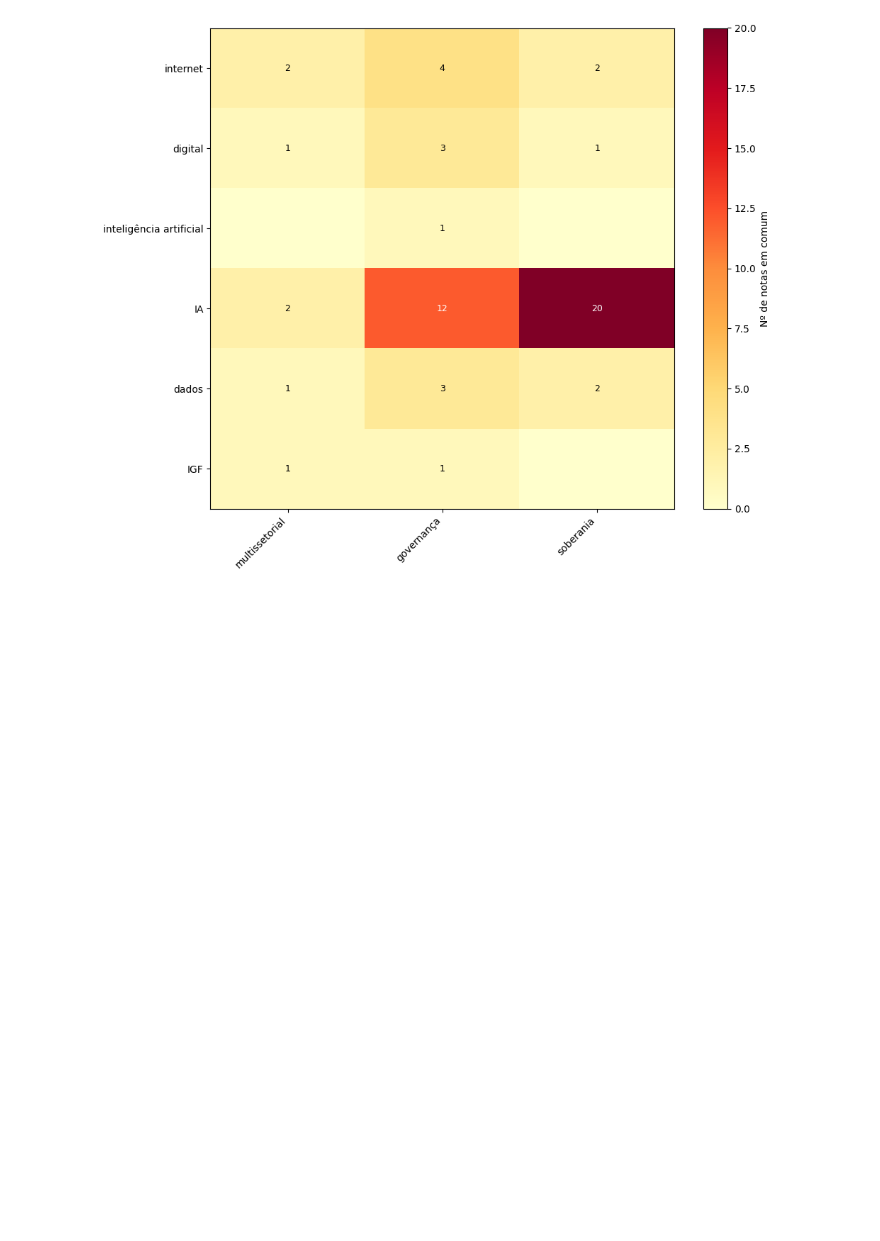
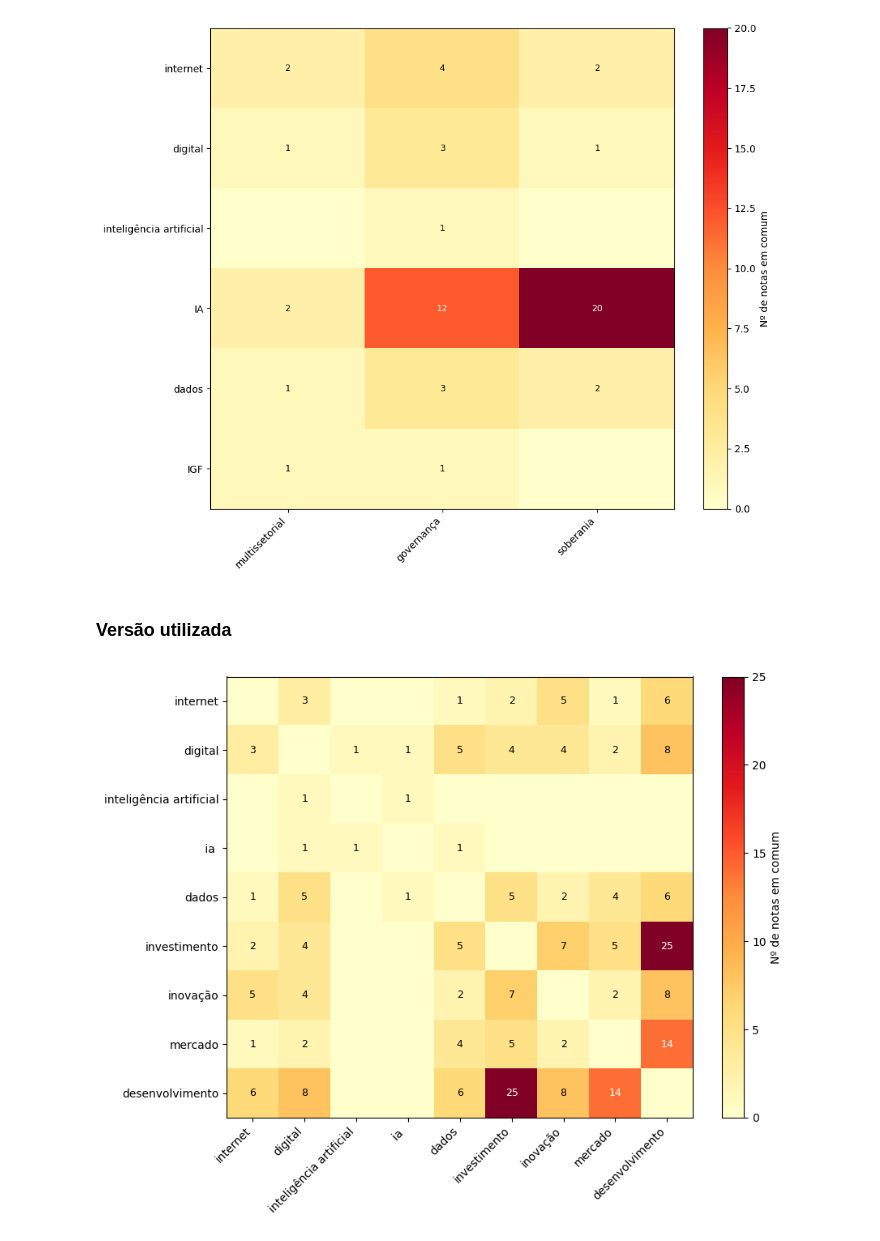
Before and after one commit to juborduchi/governanca-digital_mre, a Jupyter notebook: notebooks/analise_nota_mre.ipynb, the cells around one changed output. Drawn from its saved outputs; the diff is of its cells as text; code cells hidden in the pictures; blank space fills up the shorter version.

```diff
--- a/notebooks/analise_nota_mre.ipynb
+++ b/notebooks/analise_nota_mre.ipynb
@@ -801,2 +817,45 @@ plt.show()
 # %% [output]
 [figure]
+# %% [markdown]
+### Versão utilizada
+# %%
+import numpy as np
+
+palavras_analise = ['internet', 'digital', 'inteligência artificial', ' ia ', 'dados','investimento','inovação','mercado','desenvolvimento']
+
+# Para cada nota, marca quais países são mencionados
+matriz_presenca = pd.DataFrame({
+    palavra: df['texto_completo'].str.contains(palavra, case=False, na=False, regex=False).astype(int)
+    for palavra in palavras_analise
+})
+
+# Matriz de co-ocorrência (multiplicação matricial: notas onde A E B aparecem)
+coocorrencia = matriz_presenca.T.dot(matriz_presenca)
+
+# Zerar a diagonal (não interessa um país com ele mesmo)
+np.fill_diagonal(coocorrencia.values, 0)
+
+# Heatmap simples com matplotlib
+fig, ax = plt.subplots(figsize=(9, 7))
+im = ax.imshow(coocorrencia, cmap='YlOrRd', aspect='auto')
+
+ax.set_xticks(range(len(palavras_analise)))
+ax.set_yticks(range(len(palavras_analise)))
+ax.set_xticklabels(palavras_analise, rotation=45, ha='right')
+ax.set_yticklabels(palavras_analise)
+
+
+# Anotar os valores nas células
+for i in range(len(palavras_analise)):
+    for j in range(len(palavras_analise)):
+        valor = coocorrencia.iloc[i, j]
+        if valor > 0:
+            ax.text(j, i, int(valor), ha='center', va='center',
+                    color='black' if valor < coocorrencia.values.max()/2 else 'white',
+                    fontsize=9)
+
+plt.colorbar(im, ax=ax, label='Nº de notas em comum')
+plt.tight_layout()
+plt.show()
+# %% [output]
+[figure, added]
```
Also changed, not shown: parts of 44 cells of this notebook.
